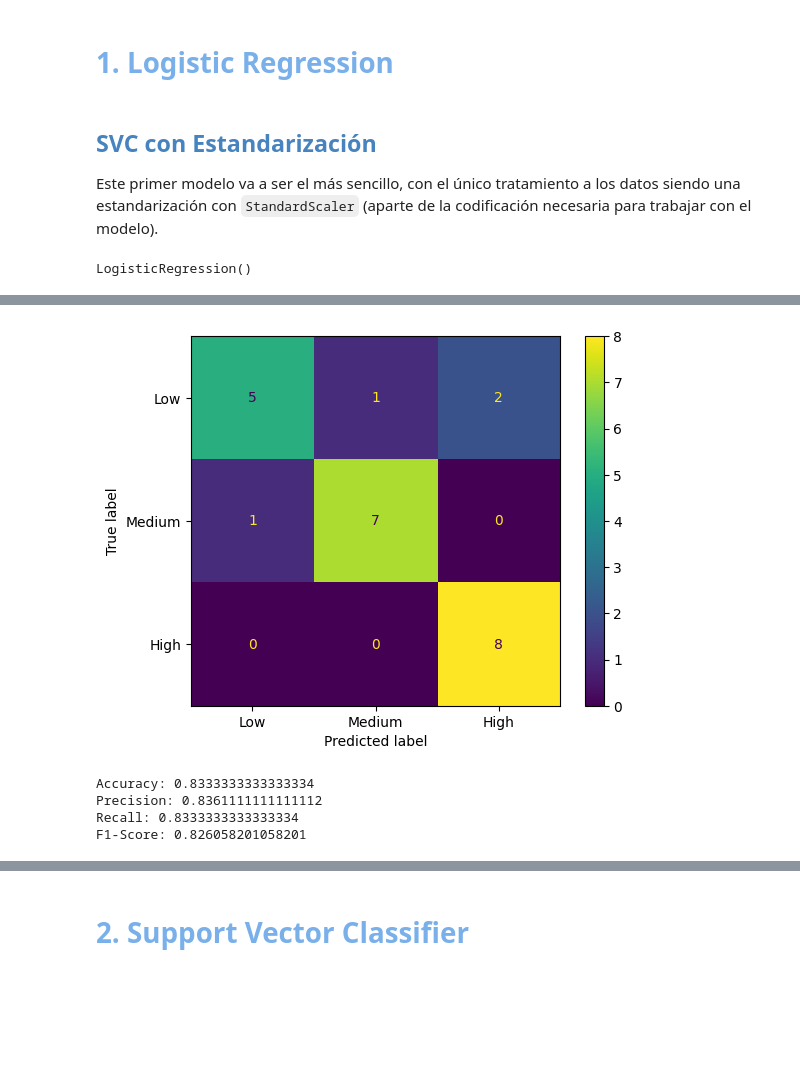
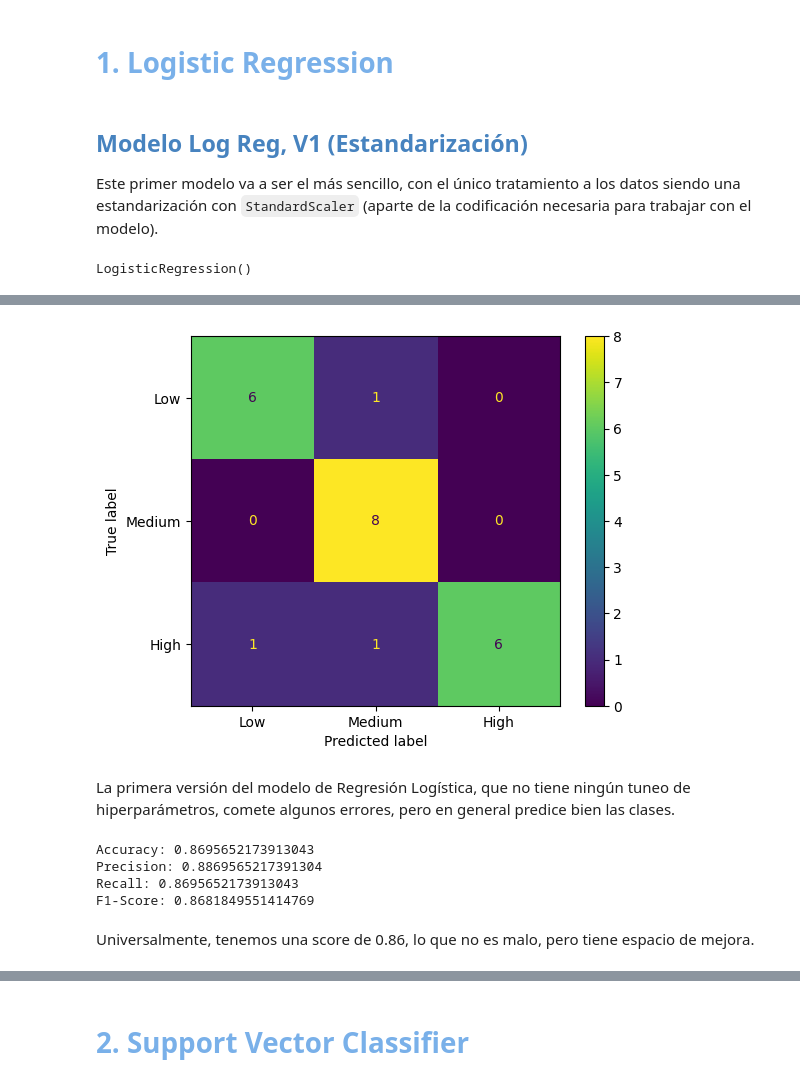
Before and after one commit to ch0fas/3erExamenEO, a Jupyter notebook: Examen3SVC.ipynb, the cells around one changed output, grey strips where cells are left out. Cells and saved outputs as stored; diff of their text form; code cells hidden in the pictures; blank space fills up the shorter version.

Commit message:
DONEEEE, made LogReg use clean data without noise class

```diff
--- a/Examen3SVC.ipynb
+++ b/Examen3SVC.ipynb
@@ -221,14 +267,15 @@ df.head()
 # %%
+# Codificar la y
 label_map = {0: 'Low', 1: 'Medium', 2:'High'}
+y_test_named = y.map(label_map)
 
-x = df.drop(columns='Pred')
-y = df['Pred']
-
-X_train, X_test, Y_train, Y_test = train_test_split(x,y,random_state=42, test_size=0.2, stratify=y)
+# Train-Test-Split
+# X_train, X_test, Y_train, Y_test = train_test_split(x,y,random_state=42, test_size=0.2, stratify=y)
+X_train, X_test, y_train, y_test = train_test_split(X_clean, y_clean, test_size=0.2, random_state=12, stratify=y_clean)
 # %% [markdown]
 # <font color= #79b0e9> **1. Logistic Regression** </font>
 # %% [markdown]
-## <font color= #4783bf> SVC con Estandarización </font>
+## <font color= #4783bf> Modelo Log Reg, V1 (Estandarización) </font>
 
 Este primer modelo va a ser el más sencillo, con el único tratamiento a los datos siendo una estandarización con `StandardScaler` (aparte de la codificación necesaria para trabajar con el modelo).
 # %%
@@ -237,7 +284,7 @@ X_train_scaled = pd.DataFrame(scaler.fit_transform(X_train), columns=X_train.col
 X_test_scaled = pd.DataFrame(scaler.fit_transform(X_test), columns=X_test.columns)
 # %%
 logregv1 = LogisticRegression()
-logregv1.fit(X_train_scaled, Y_train)
+logregv1.fit(X_train_scaled, y_train)
 # %% [output]
 LogisticRegression()
 # %%
@@ -262,23 +309,27 @@ logregv1.get_params()
  'verbose': 0,
  'warm_start': False}
 # %%
-cmv1 = confusion_matrix(Y_test, y_pred_v1)
+cmv1 = confusion_matrix(y_test, y_pred_v1)
 cmv1_display = ConfusionMatrixDisplay(cmv1, display_labels=['Low', 'Medium', 'High'])
 cmv1_display.plot()
 plt.show()
 # %% [output]
-[figure, old version]
+[figure, new version]
+# %% [markdown]
+La primera versión del modelo de Regresión Logística, que no tiene ningún tuneo de hiperparámetros, comete algunos errores, pero en general predice bien las clases.
 # %%
 #Resultados - V1
-print(f"Accuracy: {accuracy_score(Y_test, y_pred_v1)}")
-print(f"Precision: {precision_score(Y_test, y_pred_v1, average='weighted')}")
-print(f"Recall: {recall_score(Y_test, y_pred_v1, average='weighted')}")
-print(f"F1-Score: {f1_score(Y_test, y_pred_v1, average='weighted')}")
+print(f"Accuracy: {accuracy_score(y_test, y_pred_v1)}")
+print(f"Precision: {precision_score(y_test, y_pred_v1, average='weighted')}")
+print(f"Recall: {recall_score(y_test, y_pred_v1, average='weighted')}")
+print(f"F1-Score: {f1_score(y_test, y_pred_v1, average='weighted')}")
 # %% [output]
-Accuracy: 0.8333333333333334
-Precision: 0.8361111111111112
-Recall: 0.8333333333333334
-F1-Score: 0.826058201058201
+Accuracy: 0.8695652173913043
+Precision: 0.8869565217391304
+Recall: 0.8695652173913043
+F1-Score: 0.8681849551414769
+# %% [markdown]
+Universalmente, tenemos una score de 0.86, lo que no es malo, pero tiene espacio de mejora.
 # %%
 df_coef_v1 = pd.DataFrame({
     'Feature': X_train_scaled.columns,
```
Also changed, not shown: parts of 38 cells of this notebook.
